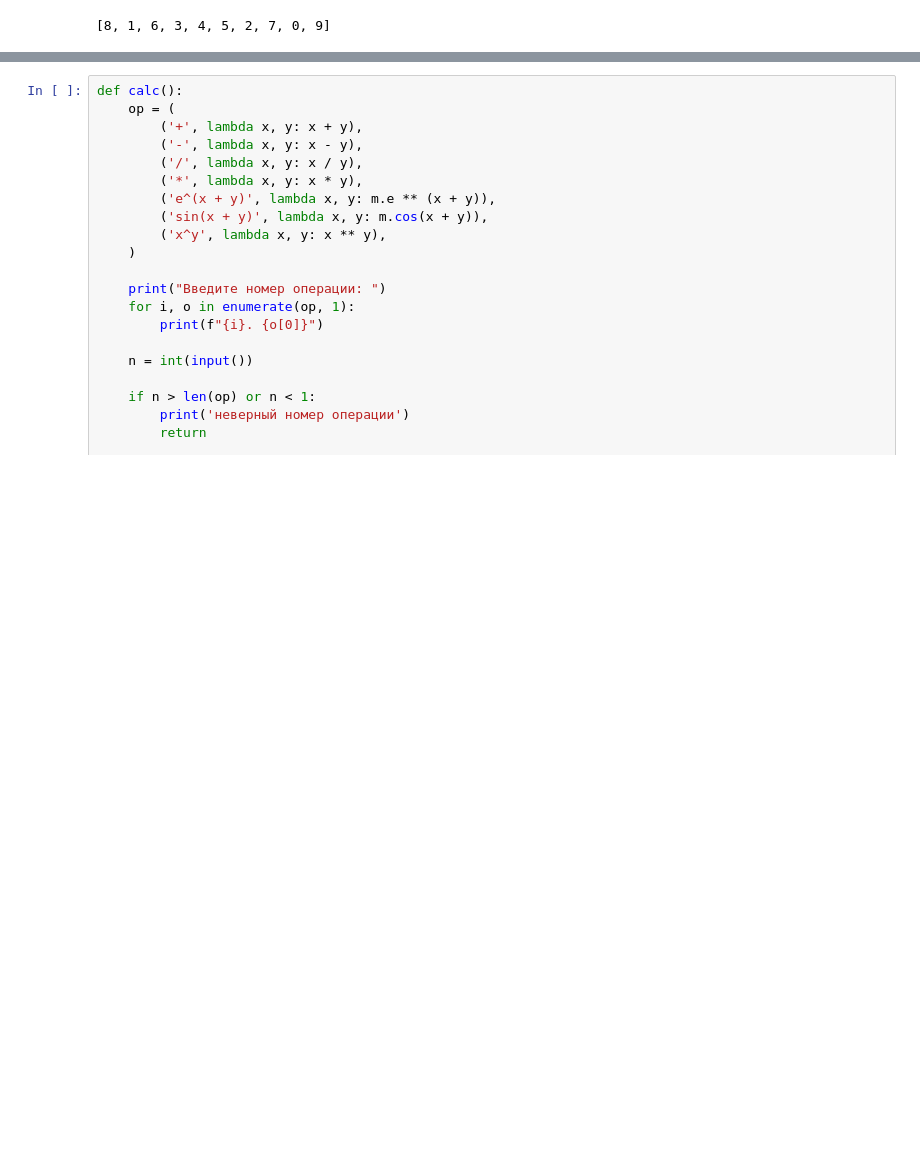
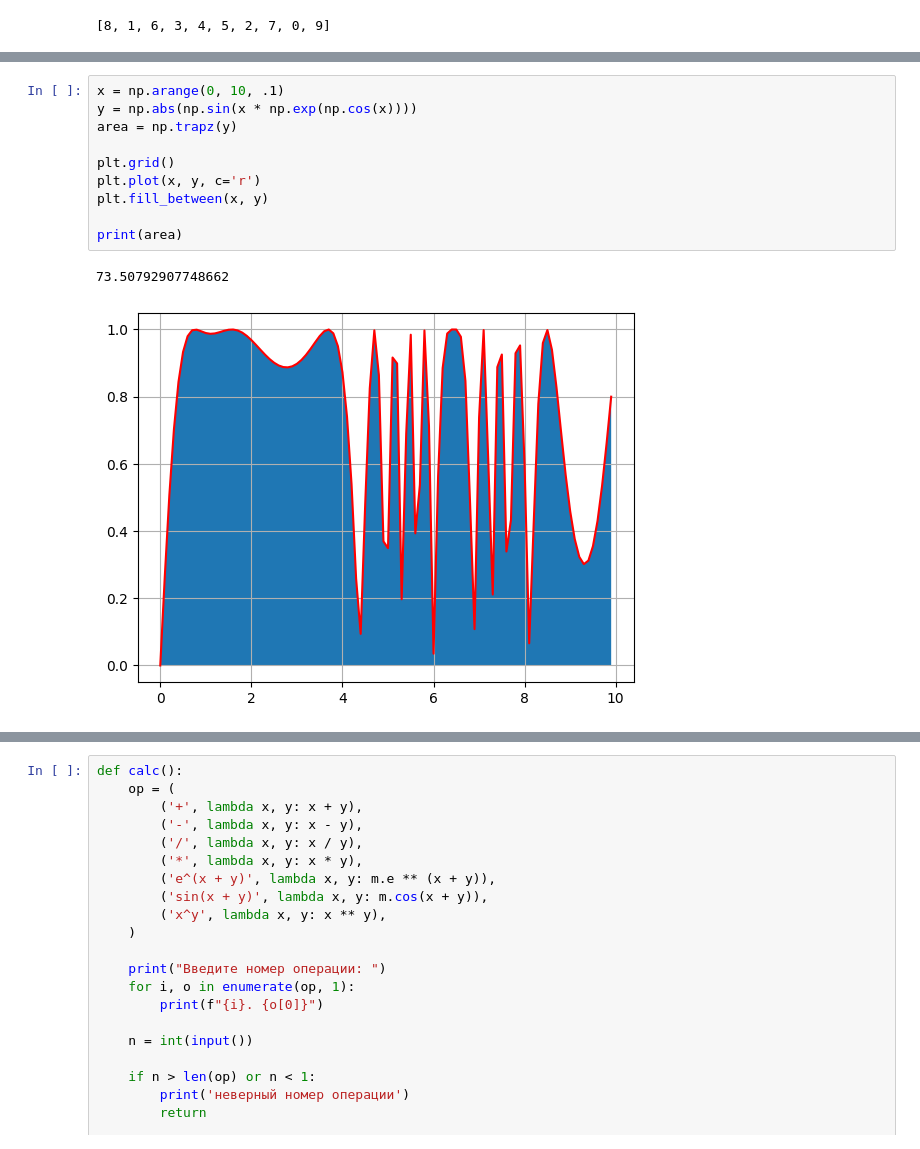
Before and after one commit to burenotti/ai-semester-2, a Jupyter notebook: Рабочая тетрадь №1/notebook.ipynb, the cells around one changed output, grey strips where cells are left out. Cells and saved outputs as stored; diff of their text form; blank space fills up the shorter version.

```diff
--- a/Рабочая тетрадь №1/notebook.ipynb
+++ b/Рабочая тетрадь №1/notebook.ipynb
@@ -200,0 +345,13 @@ x
+# %%
+x = np.arange(0, 10, .1)
+y = np.abs(np.sin(x * np.exp(np.cos(x))))
+area = np.trapz(y)
+
+plt.grid()
+plt.plot(x, y, c='r')
+plt.fill_between(x, y)
+
+print(area)
+# %% [output]
+73.50792907748662
+[figure, added]
```
Also changed, not shown: parts of 44 cells of this notebook.
